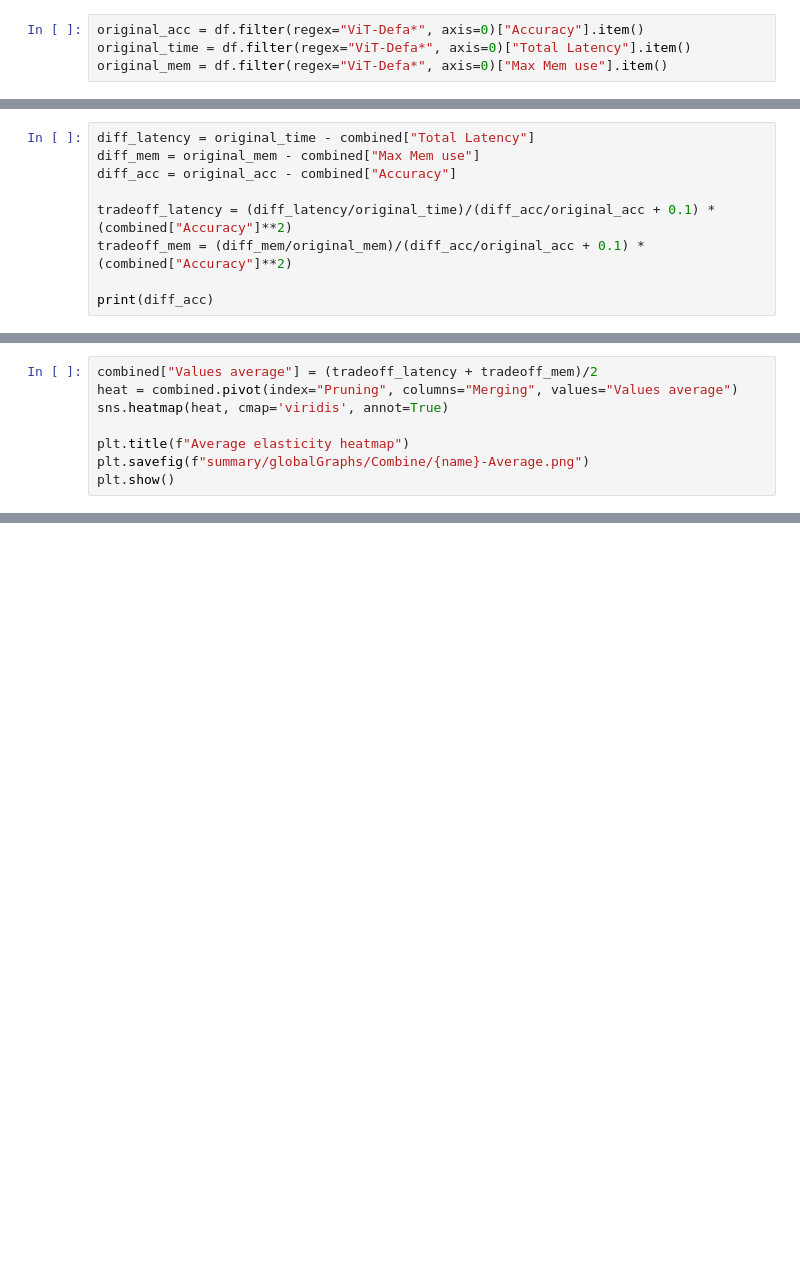
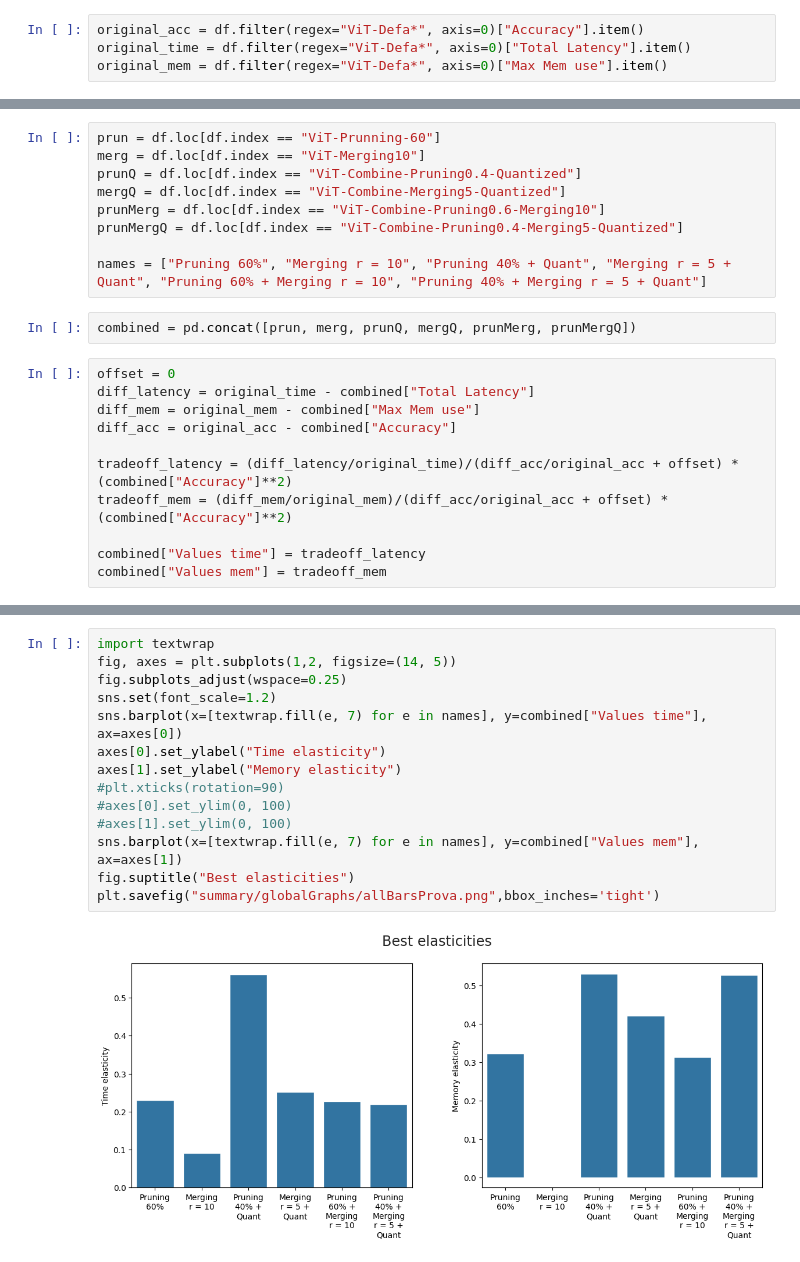
Before and after one commit to Aleixrei73/TFG-Efficient-Vision-Transformer-Inference-on-Edge-Devices, a Jupyter notebook: plotting-3d.ipynb, the cells around one changed output, grey strips where cells are left out. Cells and saved outputs as stored; diff of their text form; blank space fills up the shorter version.

```diff
--- a/plotting-3d.ipynb
+++ b/plotting-3d.ipynb
@@ -54,9 +30,22 @@ See the caveats in the documentation: https://pandas.pydata.org/pandas-docs/stab
+# %%
+prun = df.loc[df.index == "ViT-Prunning-60"]
+merg = df.loc[df.index == "ViT-Merging10"]
+prunQ = df.loc[df.index == "ViT-Combine-Pruning0.4-Quantized"]
+mergQ = df.loc[df.index == "ViT-Combine-Merging5-Quantized"]
+prunMerg = df.loc[df.index == "ViT-Combine-Pruning0.6-Merging10"]
+prunMergQ = df.loc[df.index == "ViT-Combine-Pruning0.4-Merging5-Quantized"]
+
+names = ["Pruning 60%", "Merging r = 10", "Pruning 40% + Quant", "Merging r = 5 + Quant", "Pruning 60% + Merging r = 10", "Pruning 40% + Merging r = 5 + Quant"]
+# %%
+combined = pd.concat([prun, merg, prunQ, mergQ, prunMerg, prunMergQ])
 # %%
+offset = 0
 diff_latency = original_time - combined["Total Latency"]
 diff_mem = original_mem - combined["Max Mem use"]
 diff_acc = original_acc - combined["Accuracy"]
 
-tradeoff_latency = (diff_latency/original_time)/(diff_acc/original_acc + 0.1) * (combined["Accuracy"]**2)
-tradeoff_mem = (diff_mem/original_mem)/(diff_acc/original_acc + 0.1) * (combined["Accuracy"]**2)
+tradeoff_latency = (diff_latency/original_time)/(diff_acc/original_acc + offset) * (combined["Accuracy"]**2)
+tradeoff_mem = (diff_mem/original_mem)/(diff_acc/original_acc + offset) * (combined["Accuracy"]**2)
 
-print(diff_acc)
+combined["Values time"] = tradeoff_latency
+combined["Values mem"] = tradeoff_mem
@@ -126,8 +51,0 @@ plt.show()
-# %%
-combined["Values average"] = (tradeoff_latency + tradeoff_mem)/2
-heat = combined.pivot(index="Pruning", columns="Merging", values="Values average")
-sns.heatmap(heat, cmap='viridis', annot=True)
-
-plt.title(f"Average elasticity heatmap")
-plt.savefig(f"summary/globalGraphs/Combine/{name}-Average.png")
-plt.show()
@@ -140,0 +63,16 @@ See the caveats in the documentation: https://pandas.pydata.org/pandas-docs/stab
+# %%
+import textwrap
+fig, axes = plt.subplots(1,2, figsize=(14, 5))
+fig.subplots_adjust(wspace=0.25)
+sns.set(font_scale=1.2)
+sns.barplot(x=[textwrap.fill(e, 7) for e in names], y=combined["Values time"], ax=axes[0])
+axes[0].set_ylabel("Time elasticity")
+axes[1].set_ylabel("Memory elasticity")
+#plt.xticks(rotation=90)
+#axes[0].set_ylim(0, 100)
+#axes[1].set_ylim(0, 100)
+sns.barplot(x=[textwrap.fill(e, 7) for e in names], y=combined["Values mem"], ax=axes[1])
+fig.suptitle("Best elasticities")
+plt.savefig("summary/globalGraphs/allBarsProva.png",bbox_inches='tight')
+# %% [output]
+[figure, added]
```
Also changed, not shown: parts of 11 cells of this notebook, 17 other files.
